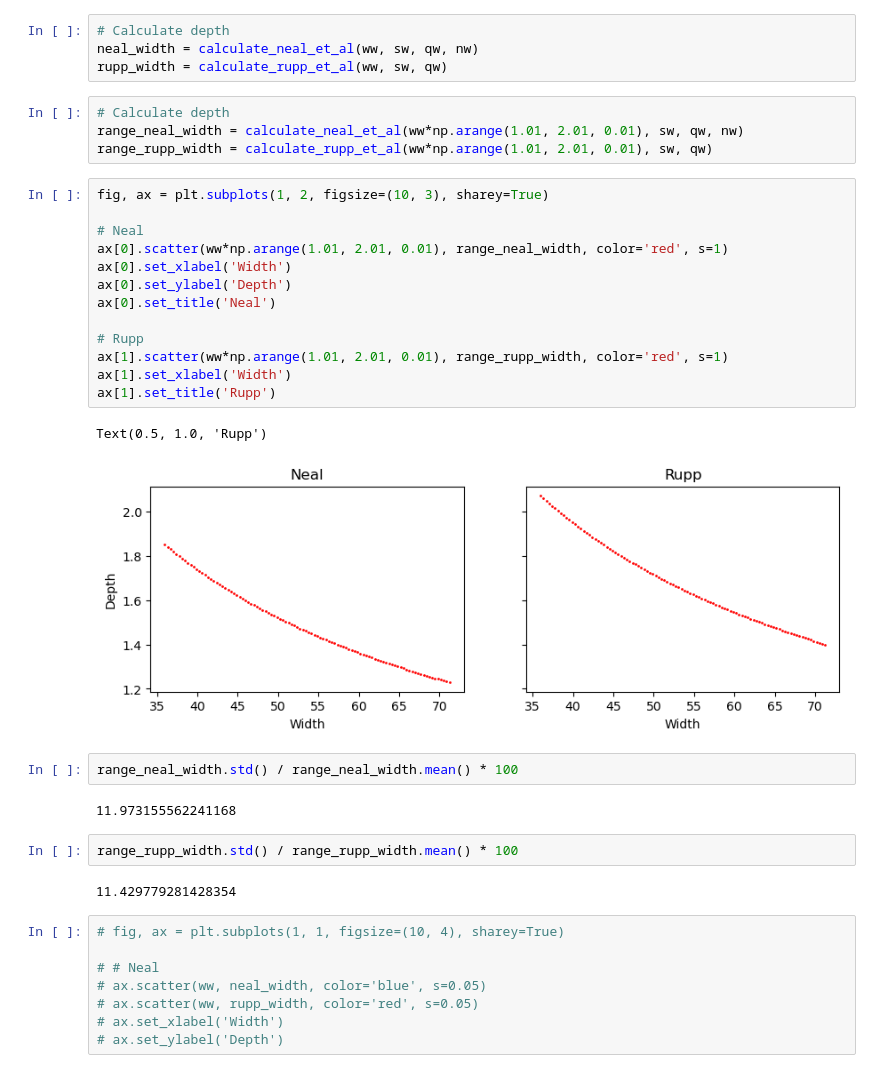
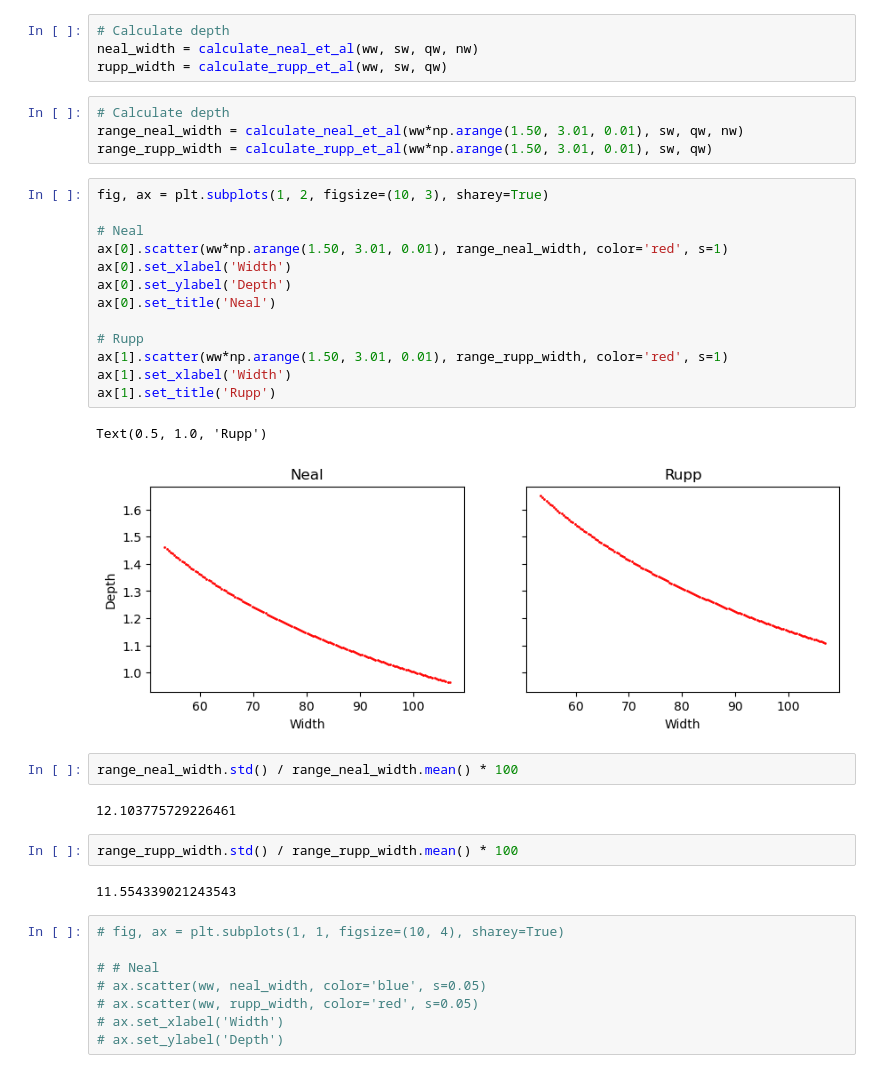
Before and after one commit to Martin20494/Bathymetry_Uncertainty, a Jupyter notebook: other_files/all_results/formulas/script.ipynb, the cells around one changed output. Saved outputs shown, nothing was run; the diff lists cells and outputs as text.

```diff
--- a/other_files/all_results/formulas/script.ipynb
+++ b/other_files/all_results/formulas/script.ipynb
@@ -453,32 +453,32 @@ neal_width = calculate_neal_et_al(ww, sw, qw, nw)
 rupp_width = calculate_rupp_et_al(ww, sw, qw)
 # %%
 # Calculate depth
-range_neal_width = calculate_neal_et_al(ww*np.arange(1.01, 2.01, 0.01), sw, qw, nw)
-range_rupp_width = calculate_rupp_et_al(ww*np.arange(1.01, 2.01, 0.01), sw, qw)
+range_neal_width = calculate_neal_et_al(ww*np.arange(1.50, 3.01, 0.01), sw, qw, nw)
+range_rupp_width = calculate_rupp_et_al(ww*np.arange(1.50, 3.01, 0.01), sw, qw)
 # %%
 fig, ax = plt.subplots(1, 2, figsize=(10, 3), sharey=True)
 
 # Neal
-ax[0].scatter(ww*np.arange(1.01, 2.01, 0.01), range_neal_width, color='red', s=1)
+ax[0].scatter(ww*np.arange(1.50, 3.01, 0.01), range_neal_width, color='red', s=1)
 ax[0].set_xlabel('Width')
 ax[0].set_ylabel('Depth')
 ax[0].set_title('Neal')
 
 # Rupp
-ax[1].scatter(ww*np.arange(1.01, 2.01, 0.01), range_rupp_width, color='red', s=1)
+ax[1].scatter(ww*np.arange(1.50, 3.01, 0.01), range_rupp_width, color='red', s=1)
 ax[1].set_xlabel('Width')
 ax[1].set_title('Rupp')
 # %% [output]
 Text(0.5, 1.0, 'Rupp')
-[figure, old version]
+[figure, new version]
 # %%
 range_neal_width.std() / range_neal_width.mean() * 100
 # %% [output]
-11.973155562241168
+12.103775729226461
 # %%
 range_rupp_width.std() / range_rupp_width.mean() * 100
 # %% [output]
-11.429779281428354
+11.554339021243543
 # %%
 # fig, ax = plt.subplots(1, 1, figsize=(10, 4), sharey=True)
 
```
Also changed, not shown: parts of 9 cells of this notebook, 22 other files.
